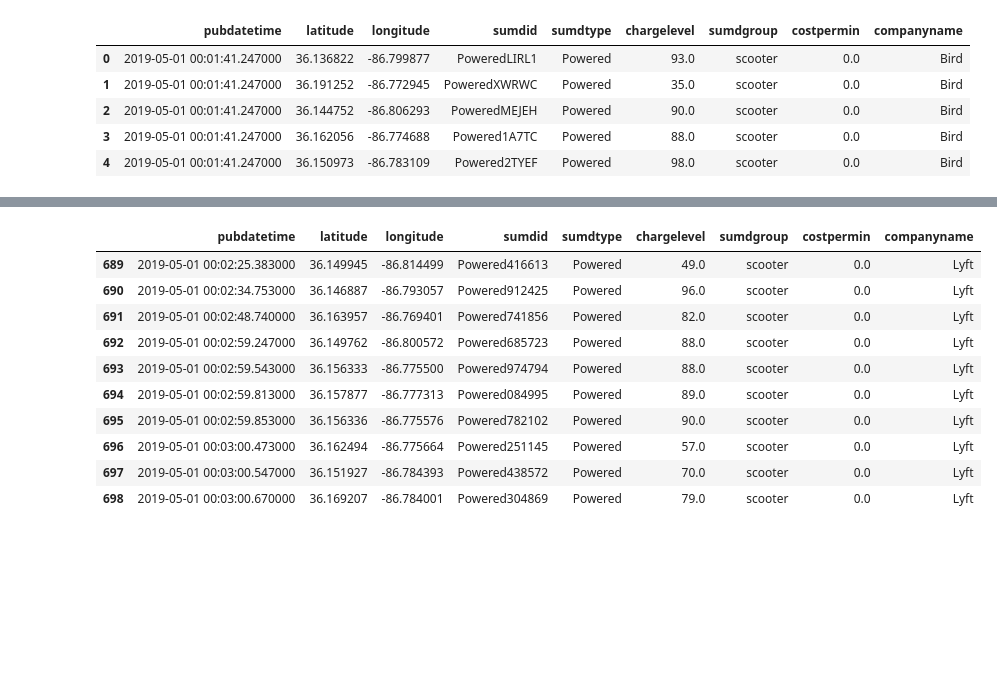
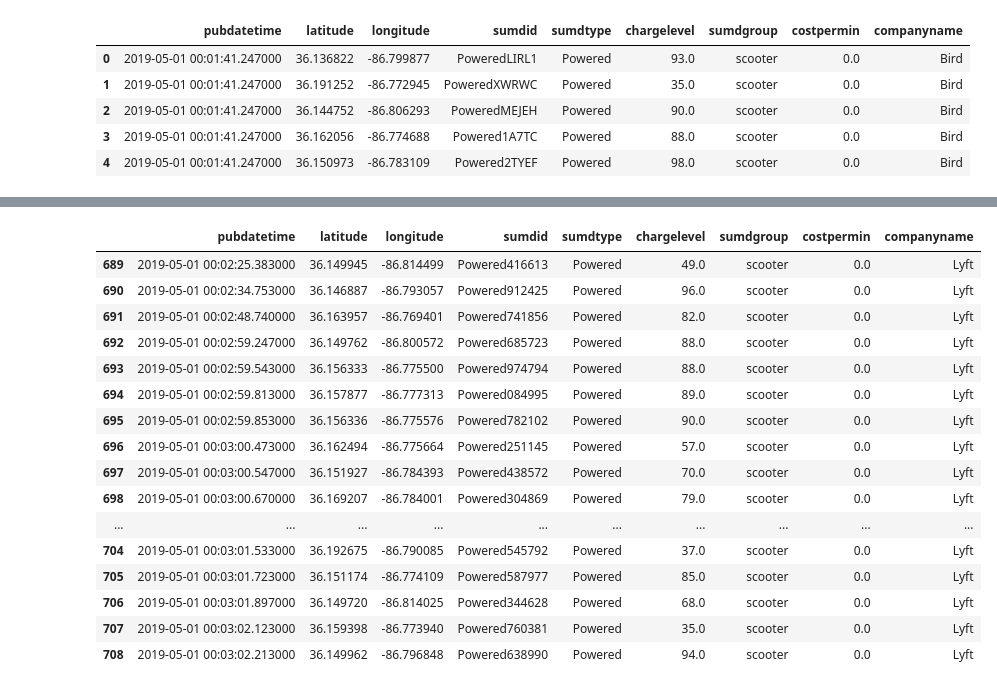
Before and after one commit to derektprice/mapping_scooters_nashville_python, a Jupyter notebook: notebooks/May Scooter Info.ipynb, the cells around one changed output, grey strips where cells are left out. Cells and saved outputs as stored; diff of their text form; code cells hidden in the pictures; blank space fills up the shorter version.

```diff
--- a/notebooks/May Scooter Info.ipynb
+++ b/notebooks/May Scooter Info.ipynb
@@ -68,15 +106,21 @@ bird_may.head(10)
 # %%
-lyft_may.head(10)
+lyft_may.head(20)
 # %% [output]
 |  | pubdatetime | latitude | longitude | sumdid | sumdtype | chargelevel | sumdgroup | costpermin | companyname |
 | 689 | 2019-05-01 00:02:25.383000 | 36.149945 | -86.814499 | Powered416613 | Powered | 49.0 | scooter | 0.0 | Lyft |
 | 690 | 2019-05-01 00:02:34.753000 | 36.146887 | -86.793057 | Powered912425 | Powered | 96.0 | scooter | 0.0 | Lyft |
 | 691 | 2019-05-01 00:02:48.740000 | 36.163957 | -86.769401 | Powered741856 | Powered | 82.0 | scooter | 0.0 | Lyft |
 | 692 | 2019-05-01 00:02:59.247000 | 36.149762 | -86.800572 | Powered685723 | Powered | 88.0 | scooter | 0.0 | Lyft |
 | 693 | 2019-05-01 00:02:59.543000 | 36.156333 | -86.775500 | Powered974794 | Powered | 88.0 | scooter | 0.0 | Lyft |
 | 694 | 2019-05-01 00:02:59.813000 | 36.157877 | -86.777313 | Powered084995 | Powered | 89.0 | scooter | 0.0 | Lyft |
 | 695 | 2019-05-01 00:02:59.853000 | 36.156336 | -86.775576 | Powered782102 | Powered | 90.0 | scooter | 0.0 | Lyft |
 | 696 | 2019-05-01 00:03:00.473000 | 36.162494 | -86.775664 | Powered251145 | Powered | 57.0 | scooter | 0.0 | Lyft |
 | 697 | 2019-05-01 00:03:00.547000 | 36.151927 | -86.784393 | Powered438572 | Powered | 70.0 | scooter | 0.0 | Lyft |
 | 698 | 2019-05-01 00:03:00.670000 | 36.169207 | -86.784001 | Powered304869 | Powered | 79.0 | scooter | 0.0 | Lyft |
+| ... | ... | ... | ... | ... | ... | ... | ... | ... | ... |
+| 704 | 2019-05-01 00:03:01.533000 | 36.192675 | -86.790085 | Powered545792 | Powered | 37.0 | scooter | 0.0 | Lyft |
+| 705 | 2019-05-01 00:03:01.723000 | 36.151174 | -86.774109 | Powered587977 | Powered | 85.0 | scooter | 0.0 | Lyft |
+| 706 | 2019-05-01 00:03:01.897000 | 36.149720 | -86.814025 | Powered344628 | Powered | 68.0 | scooter | 0.0 | Lyft |
+| 707 | 2019-05-01 00:03:02.123000 | 36.159398 | -86.773940 | Powered760381 | Powered | 35.0 | scooter | 0.0 | Lyft |
+| 708 | 2019-05-01 00:03:02.213000 | 36.149962 | -86.796848 | Powered638990 | Powered | 94.0 | scooter | 0.0 | Lyft |
 # %%
```
Also changed, not shown: parts of 17 cells of this notebook, 6 other files.
